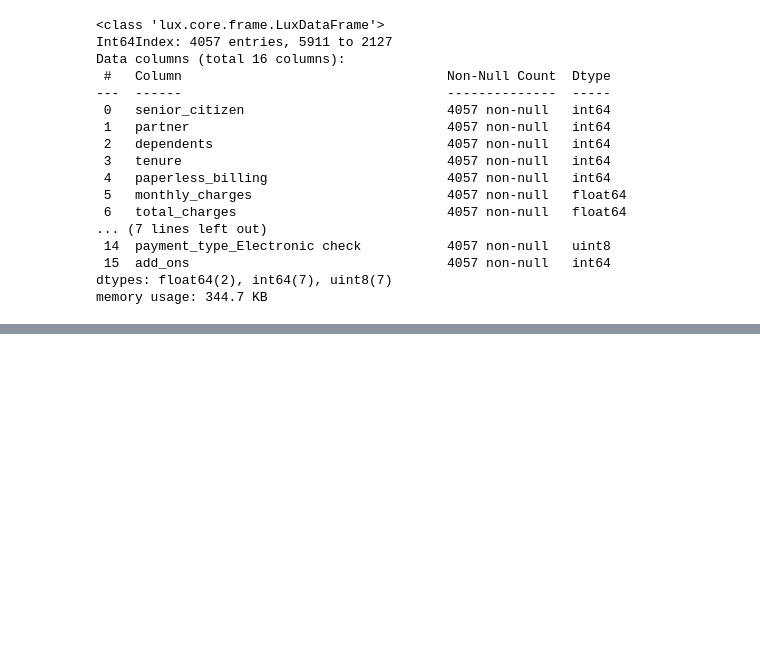
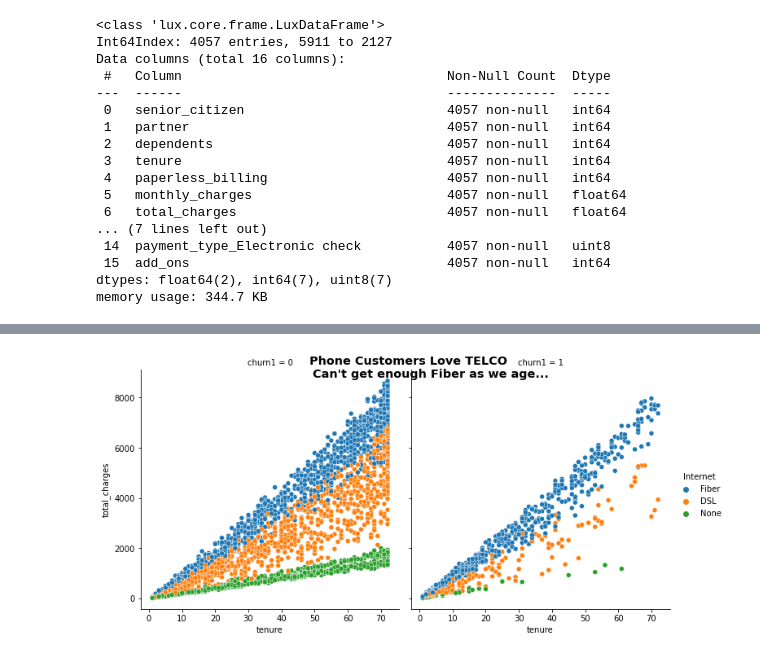
Before and after one commit to David-Howell/telco-churn, a Jupyter notebook: telco_exploration_notebook.ipynb, the cells around one changed output, grey strips where cells are left out. Drawn from its saved outputs; the diff is of its cells as text; code cells hidden in the pictures; blank space fills up the shorter version.

```diff
--- a/telco_exploration_notebook.ipynb
+++ b/telco_exploration_notebook.ipynb
@@ -802,0 +1026,17 @@ train
+# %%
+# Map the 1's in Fiber to 2's and...
+train['Internet'] = train.Fiber.map({1:2, 0:0})
+# train.Internet  # Check
+
+# Add the new column with DSL...
+train['Internet'] = train.Internet + train.DSL
+# train.Internet  # Check
+
+# Now we have 0, 1, and 2
+# We can map these to the titles for our hues
+train['Internet'] = train.Internet.map({0:'None',
+                              1:'DSL',
+                              2:'Fiber'
+                             }
+                            )
+train.Internet
@@ -802,0 +1046,17 @@ train
+# %%
+sns.relplot(data=train,
+            x='tenure',
+            y='total_charges',
+            hue='Internet',
+            hue_order=['Fiber', 'DSL', 'None'],
+            col='churn1'
+           ).fig.suptitle('Phone Customers Love TELCO\n\
+           Can\'t get enough Fiber as we age...' ,
+               fontsize = 'x-large' ,
+               fontweight = 'bold' )
+
+# sns.set_theme()
+# plt.title()
+plt.show()
+# %% [output]
+[figure, added]
```
Also changed, not shown: parts of 74 cells of this notebook.
